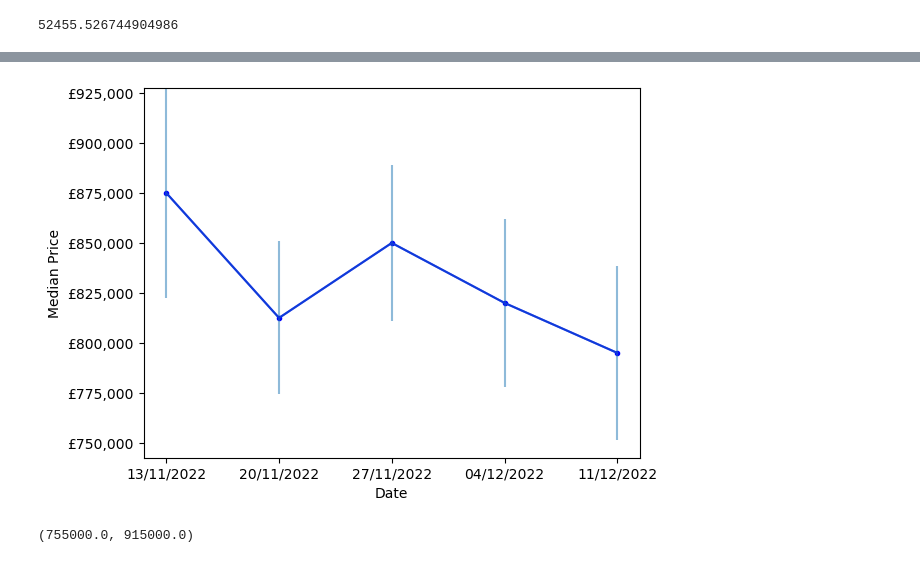
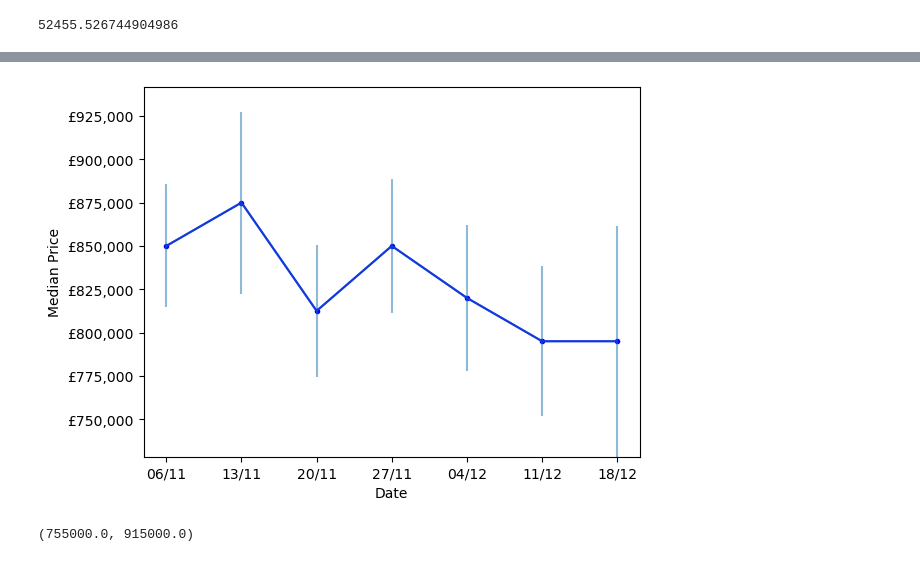
Before and after one commit to simwen/house_price_monitoring, a Jupyter notebook: Price_plots.ipynb, the cells around one changed output, grey strips where cells are left out. Drawn from its saved outputs; the diff is of its cells as text; code cells hidden in the pictures.

```diff
--- a/Price_plots.ipynb
+++ b/Price_plots.ipynb
@@ -43,15 +43,15 @@ def plot(stat = "Median", incl_percentiles = False, incl_CI80 = False, start = "
     fig, ax = plt.subplots()
 
     # plot points
-    ax.plot(df3['Date'].apply(lambda x: x.strftime('%d/%m/%Y')),df3[f'{stat} Price'], ".", color = 'b')
+    ax.plot(df3['Date'].apply(lambda x: x.strftime('%d/%m')),df3[f'{stat} Price'], ".", color = 'b')
 
     # add error bars
     yerr = np.transpose(np.array(df3[['CI_upp']]))
     if incl_CI80 == True:
-        ax.errorbar(df3['Date'].apply(lambda x: x.strftime('%d/%m/%Y')),df3[f'{stat} Price'], yerr=yerr, alpha = 0.5)
+        ax.errorbar(df3['Date'].apply(lambda x: x.strftime('%d/%m')),df3[f'{stat} Price'], yerr=yerr, alpha = 0.5)
 
     # plot lines
-    ax.plot(df3['Date'].apply(lambda x: x.strftime('%d/%m/%Y')),df3[f'{stat} Price'], color = 'b')
+    ax.plot(df3['Date'].apply(lambda x: x.strftime('%d/%m')),df3[f'{stat} Price'], color = 'b')
 
     # formatting
     ax.get_yaxis().set_major_formatter(matplotlib.ticker.FuncFormatter(lambda x, p: '£{:,}'.format(int(x), ',')))
@@ -62,7 +62,7 @@ def plot(stat = "Median", incl_percentiles = False, incl_CI80 = False, start = "
     plt.ylim([min(df3[f'{stat} Price'])- np.amax(yerr), max(df3[f'{stat} Price'])+np.amax(yerr)])
 # %%
 # Testing
-plot(stat = "Median", start = '2022-11-08', incl_CI80 = True)
+plot(stat = "Median", start = '2022-11-01', incl_CI80 = True)
 # %% [output]
-[figure, old version]
+[figure, new version]
 # %%
```
Also changed, not shown: parts of 3 cells of this notebook, 3 other files.
